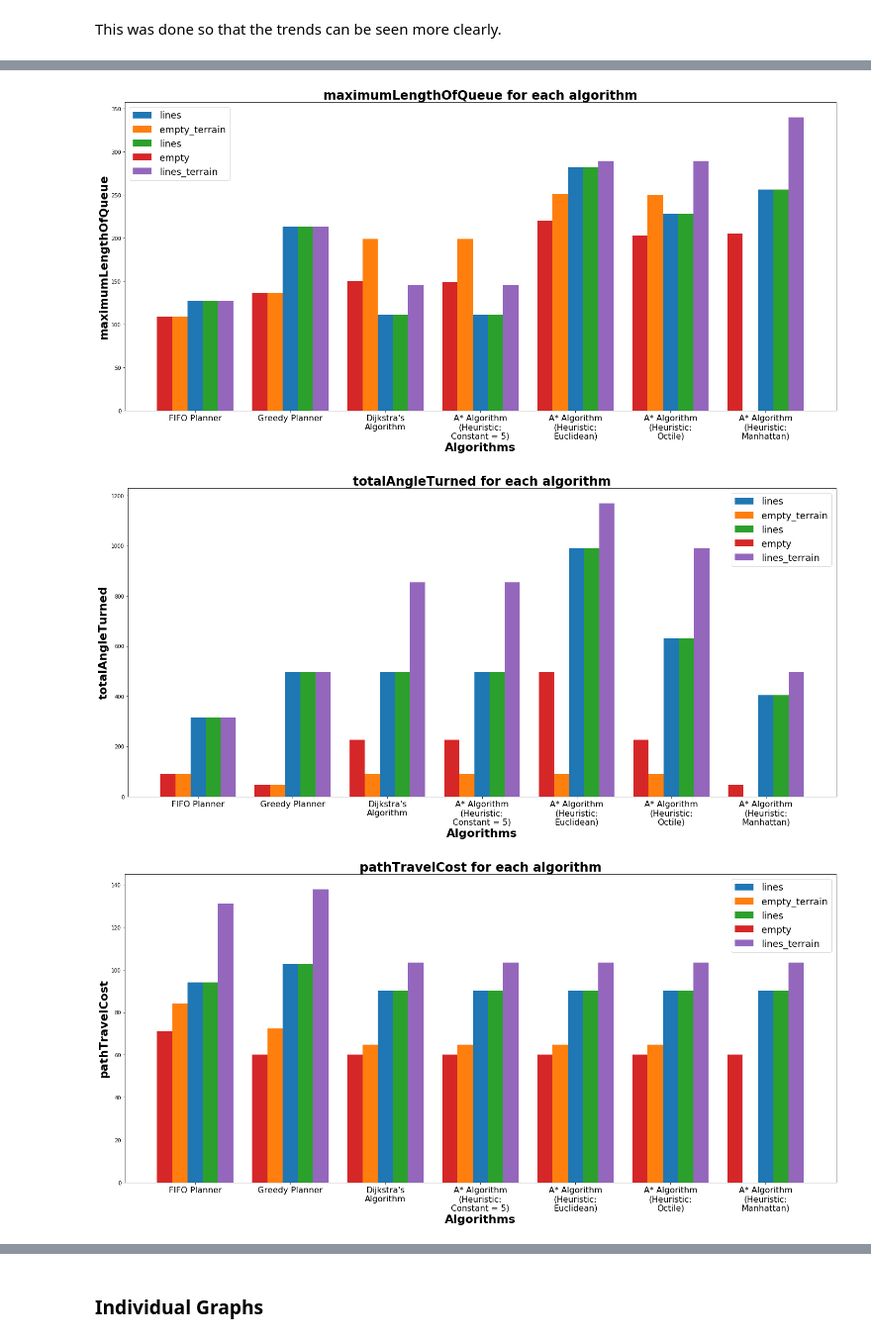
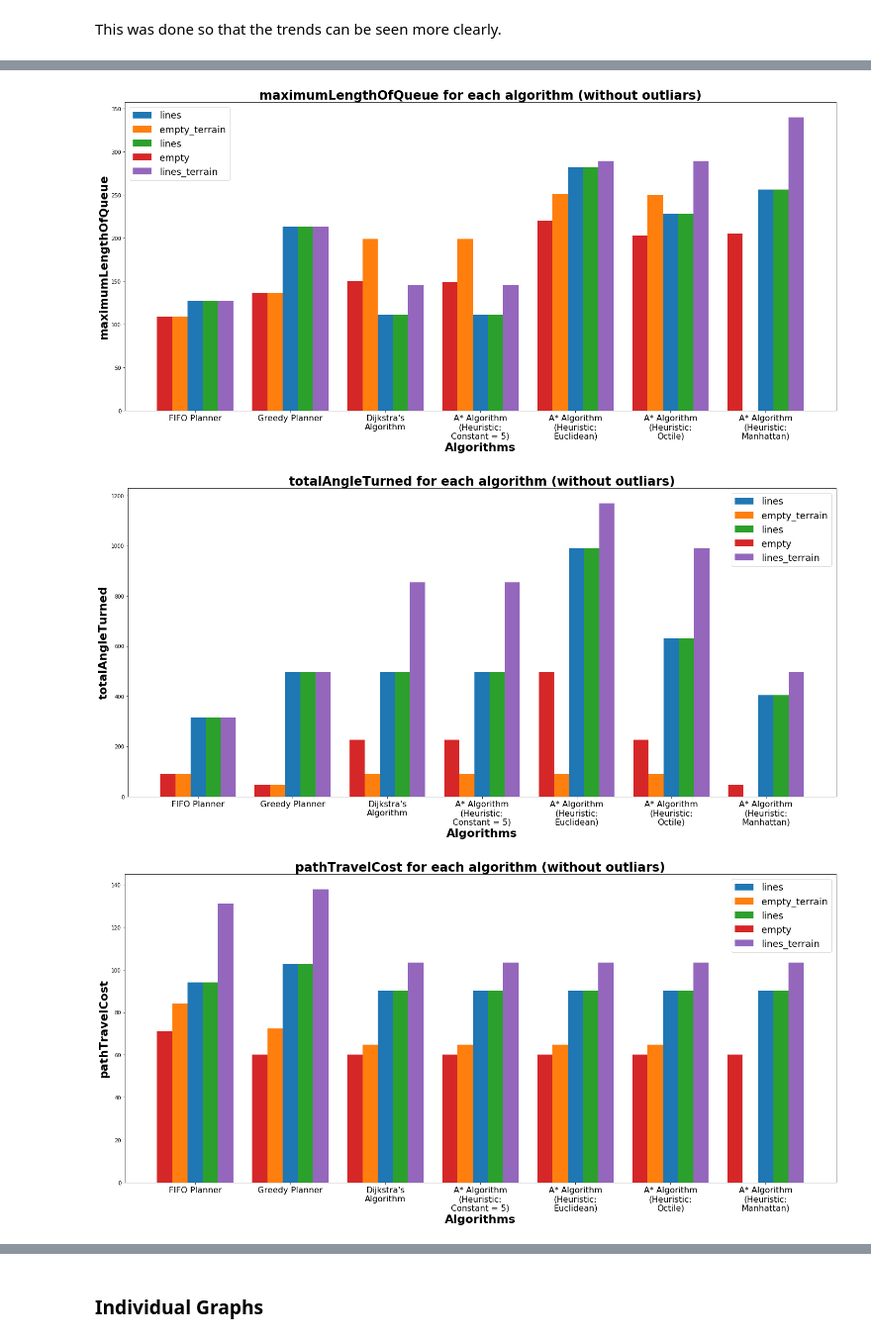
Before and after one commit to tharmee99/COMP0037_CW1_Path-Planning-in-a-known-world, a Jupyter notebook: comp0037_cw1/exports/visualise_performance_metrics.ipynb, the cells around one changed output, grey strips where cells are left out. Shown at 99% size. Drawn from its saved outputs; the diff is of its cells as text; code cells hidden in the pictures.

```diff
--- a/comp0037_cw1/exports/visualise_performance_metrics.ipynb
+++ b/comp0037_cw1/exports/visualise_performance_metrics.ipynb
@@ -114,6 +116,6 @@ planning_algorithms=['FIFO Planner','Greedy Planner','Dijkstra\'s Algorithm',
                      'A* Algorithm (Heuristic: Octile)', 'A* Algorithm (Heuristic: Manhattan)']
 
 for metric in metrics.columns[2:]:
-    plot_grouped_bar_graph(metrics, metric,planning_algorithms, savefig=True,
+    plot_grouped_bar_graph(metrics, metric,planning_algorithms, savefig=True, title=metric + ' for each algorithm (without outliars)',
                            filename = '../report/images/without_LIFO_'+metric, removeEmptyTerrainCase=True)
 # %% [output]
@@ -121,3 +123,3 @@ for metric in metrics.columns[2:]:
-[figure, old version]
+[figure, new version]
-[figure, old version]
+[figure, new version]
-[figure, old version]
+[figure, new version]
```
Also changed, not shown: parts of 4 cells of this notebook, 41 other files.
